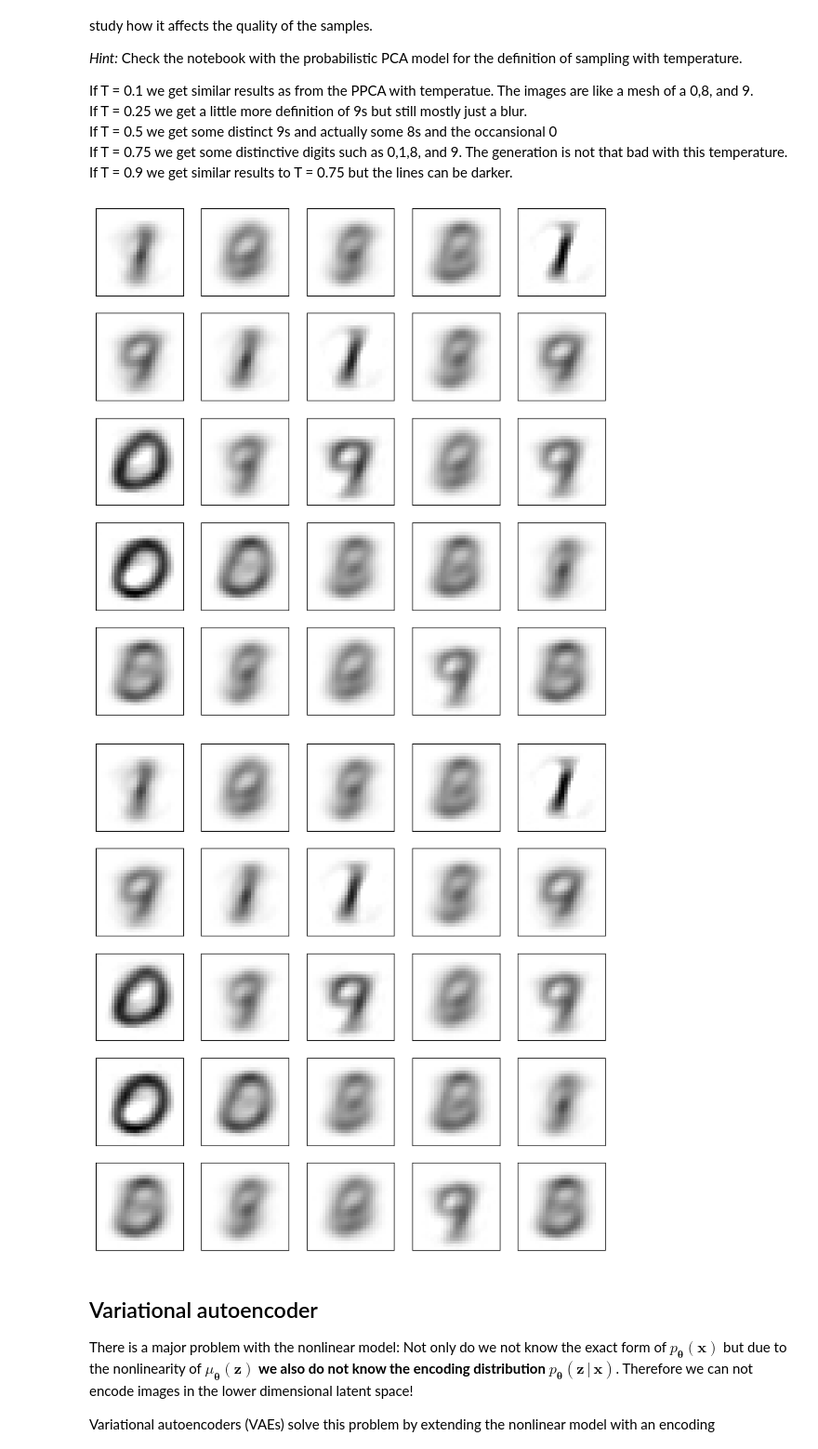
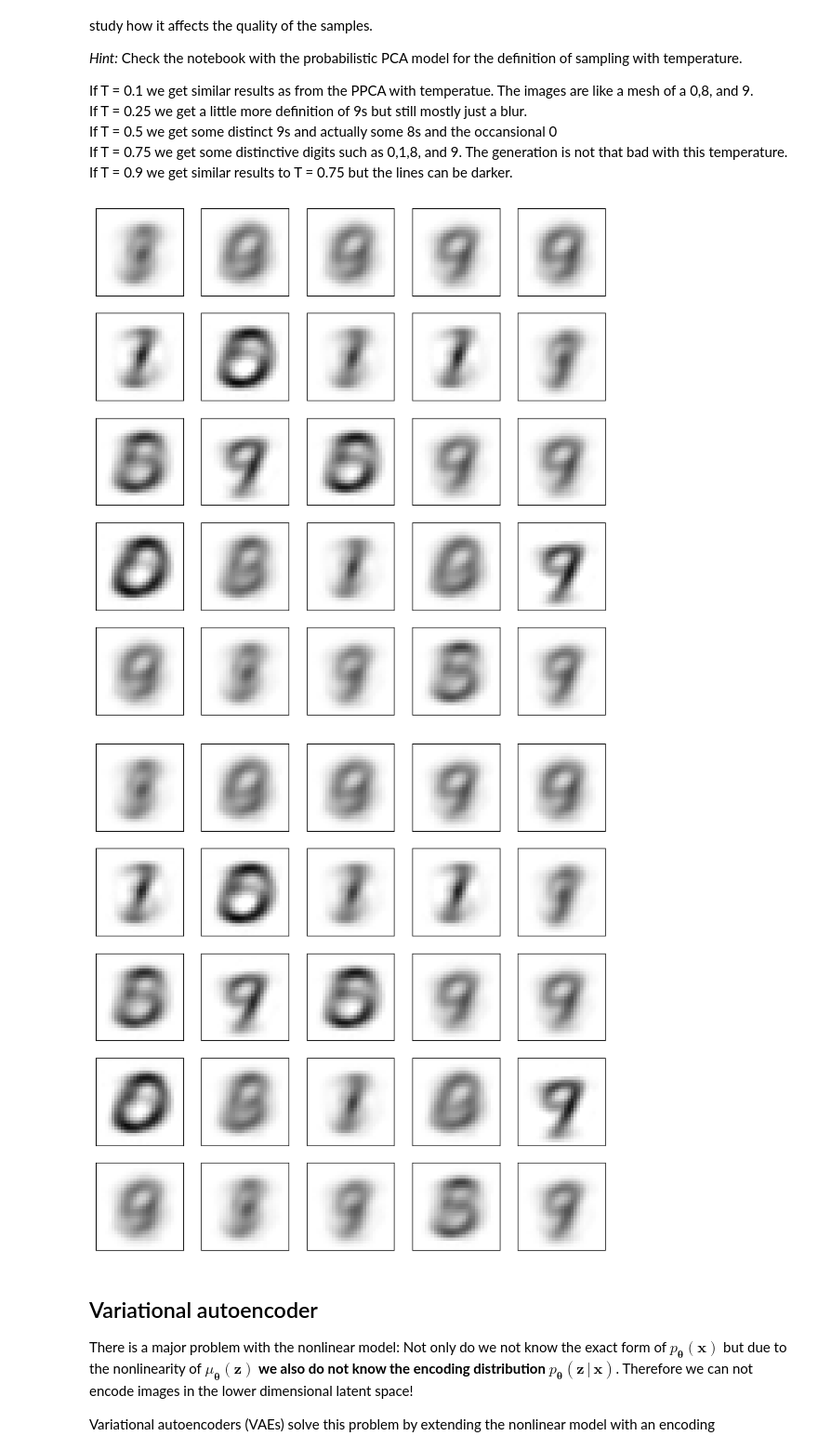
Before and after one commit to ccaulk/APML_exercise_sessions, a Jupyter notebook: Lab/VAE.ipynb, the cells around one changed output. Shown at 93% size. Cells and saved outputs as stored; diff of their text form; code cells hidden in the pictures.

```diff
--- a/Lab/VAE.ipynb
+++ b/Lab/VAE.ipynb
@@ -295,17 +295,17 @@ If T = 0.9 we get similar results to T = 0.75 but the lines can be darker.
 # %%
 import torch.distributions as td
 model.eval()
-T = 0.9
+T = 0.75
 mu_decode = torch.zeros(1, 2).to(device)
 cov = (torch.tensor([[1.0, 0.0], [0.0, 1.0]]) * T**2).to(device)
 mvn = td.MultivariateNormal(loc=mu_decode, covariance_matrix=cov)
 samples = mvn.sample([25]).squeeze(1).to(device)
 
 samples = model.decode(samples).detach()
 plot_images(samples)
 # %% [output]
-[figure, old version]
+[figure, new version]
-[figure, old version]
+[figure, new version]
 # %% [markdown]
 ## Variational autoencoder
 
```
Also changed, not shown: parts of 9 cells of this notebook.
